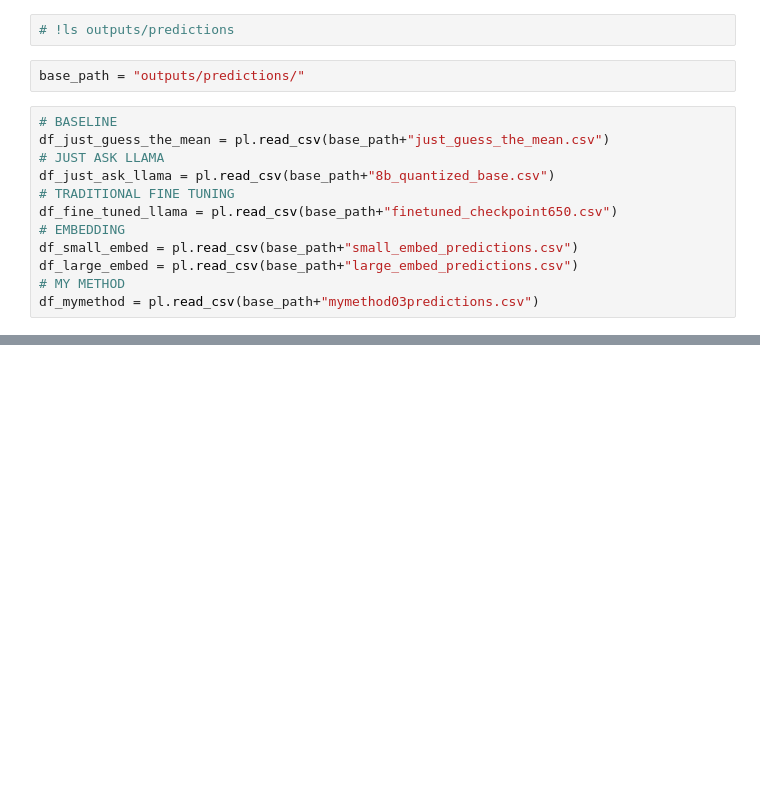
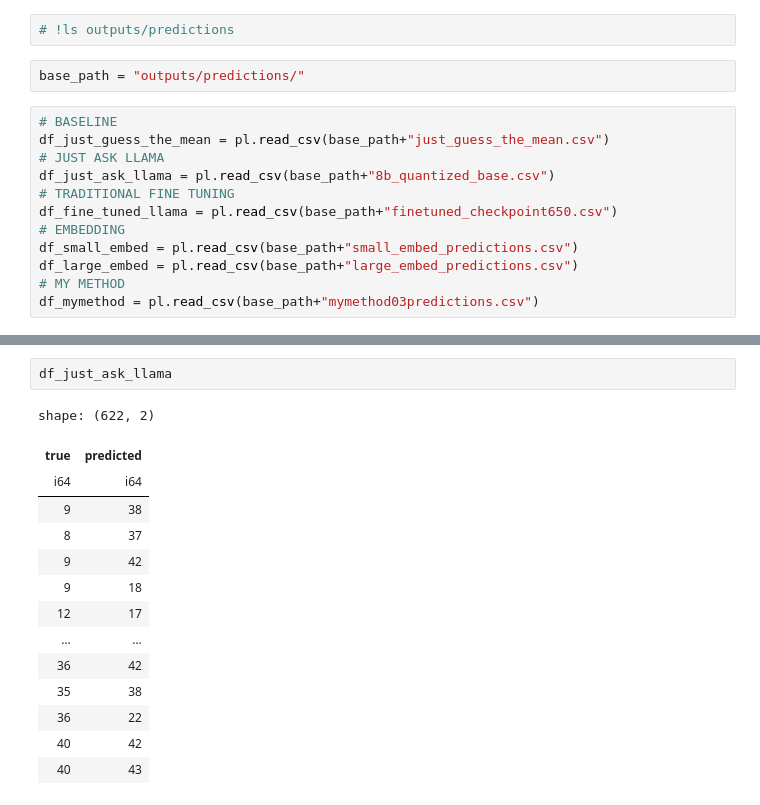
Before and after one commit to richardarcher1/essay_grader, a Jupyter notebook: main.ipynb, the cells around one changed output, grey strips where cells are left out. Cells and saved outputs as stored; diff of their text form; blank space fills up the shorter version.

```diff
--- a/main.ipynb
+++ b/main.ipynb
@@ -91,0 +112,17 @@ plt.hist(b)
+# %%
+df_just_ask_llama
+# %% [output]
+shape: (622, 2)
+| true | predicted |
+| i64 | i64 |
+| 9 | 38 |
+| 8 | 37 |
+| 9 | 42 |
+| 9 | 18 |
+| 12 | 17 |
+| … | … |
+| 36 | 42 |
+| 35 | 38 |
+| 36 | 22 |
+| 40 | 42 |
+| 40 | 43 |
```
Also changed, not shown: parts of 11 cells of this notebook.
